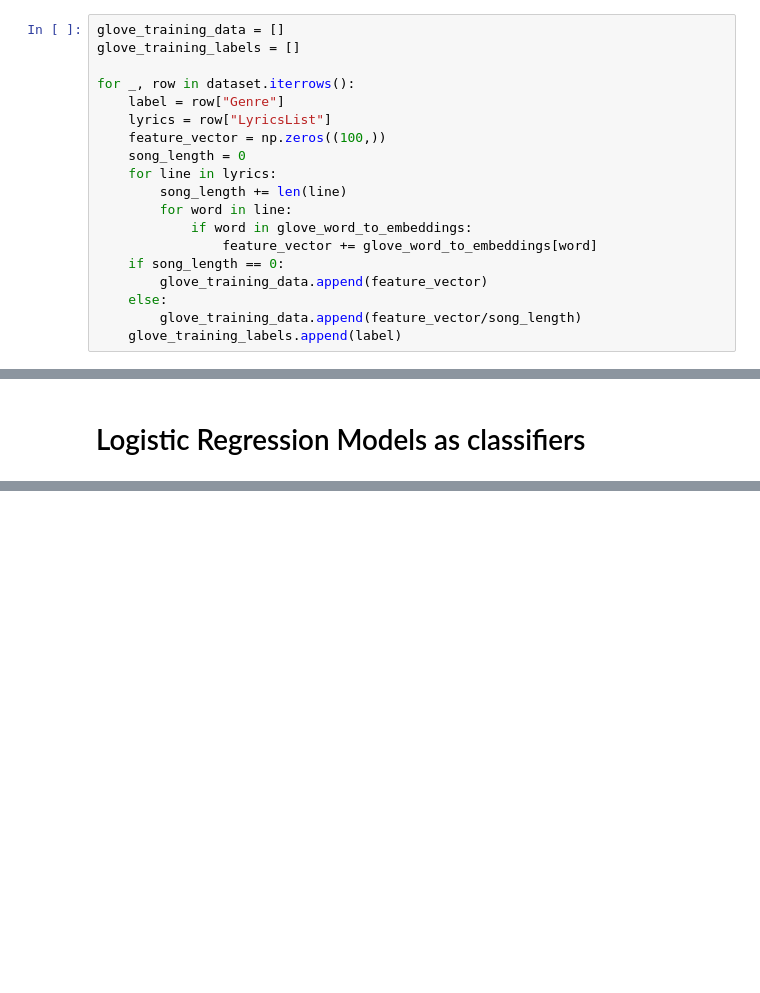
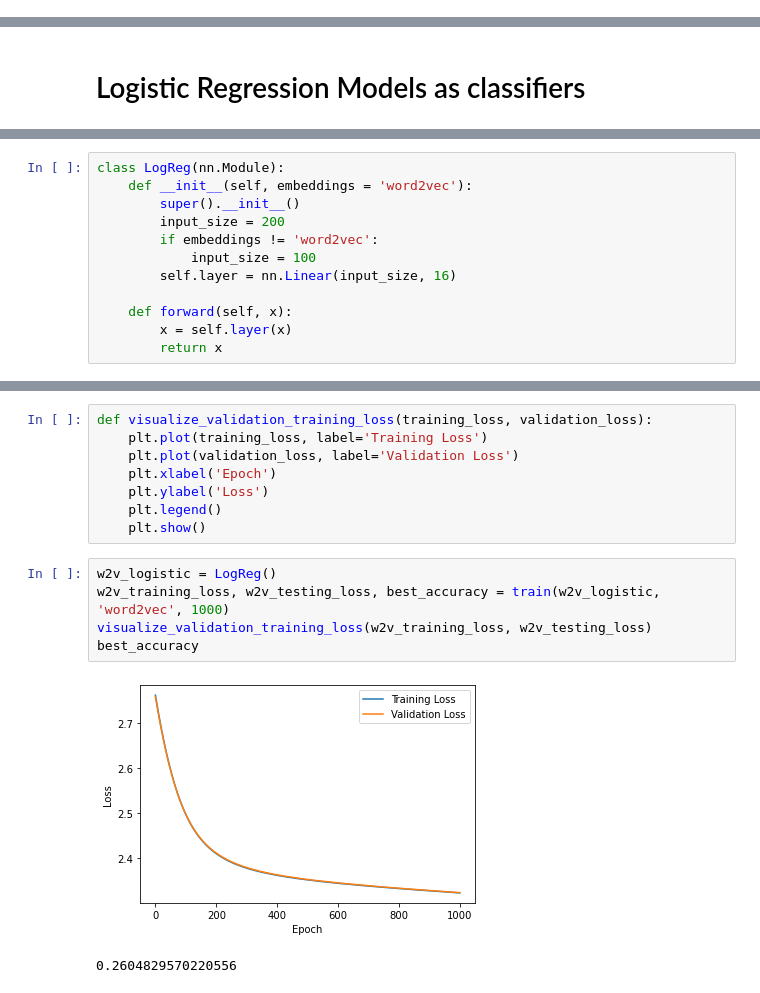
Before and after one commit to arinjay97/Music_genre_classification, a Jupyter notebook: Models.ipynb, the cells around one changed output, grey strips where cells are left out. Cells and saved outputs as stored; diff of their text form; blank space fills up the shorter version.

Commit message:
Added PyTorch LogisticRegression

```diff
--- a/Models.ipynb
+++ b/Models.ipynb
@@ -72,20 +85 @@ for _, row in dataset.iterrows():
-# %%
-glove_training_data = []
-glove_training_labels = []
-
-for _, row in dataset.iterrows():
-    label = row["Genre"]
-    lyrics = row["LyricsList"]
-    feature_vector = np.zeros((100,))
-    song_length = 0
-    for line in lyrics:
-        song_length += len(line)
-        for word in line:
-            if word in glove_word_to_embeddings:
-                feature_vector += glove_word_to_embeddings[word]
-    if song_length == 0:
-        glove_training_data.append(feature_vector)
-    else:
-        glove_training_data.append(feature_vector/song_length)
-    glove_training_labels.append(label)
 # %%
@@ -232,0 +173,12 @@ Accuracy of the Multiclass Logistic Regression with GLoVe embeddings and L2 regu
+# %%
+class LogReg(nn.Module):
+    def __init__(self, embeddings = 'word2vec'):
+        super().__init__()
+        input_size = 200
+        if embeddings != 'word2vec':
+            input_size = 100
+        self.layer = nn.Linear(input_size, 16)
+
+    def forward(self, x):
+        x = self.layer(x)
+        return x
@@ -232,0 +242,16 @@ Accuracy of the Multiclass Logistic Regression with GLoVe embeddings and L2 regu
+# %%
+def visualize_validation_training_loss(training_loss, validation_loss):
+    plt.plot(training_loss, label='Training Loss')
+    plt.plot(validation_loss, label='Validation Loss')
+    plt.xlabel('Epoch')
+    plt.ylabel('Loss')
+    plt.legend()
+    plt.show()
+# %%
+w2v_logistic = LogReg()
+w2v_training_loss, w2v_testing_loss, best_accuracy = train(w2v_logistic, 'word2vec', 1000)
+visualize_validation_training_loss(w2v_training_loss, w2v_testing_loss)
+best_accuracy
+# %% [output]
+[figure, added]
+0.2604829570220556
```
Also changed, not shown: parts of 34 cells of this notebook.
